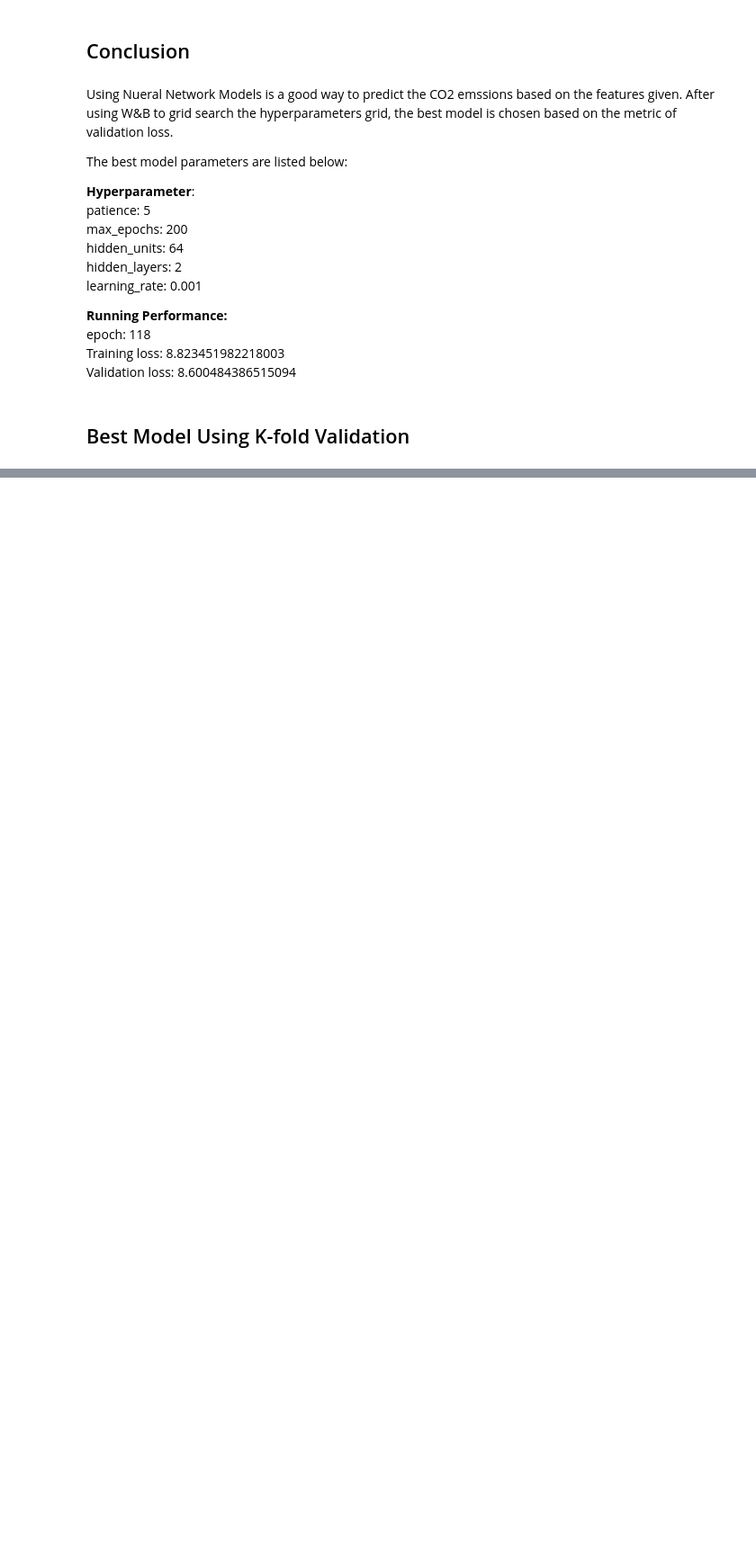
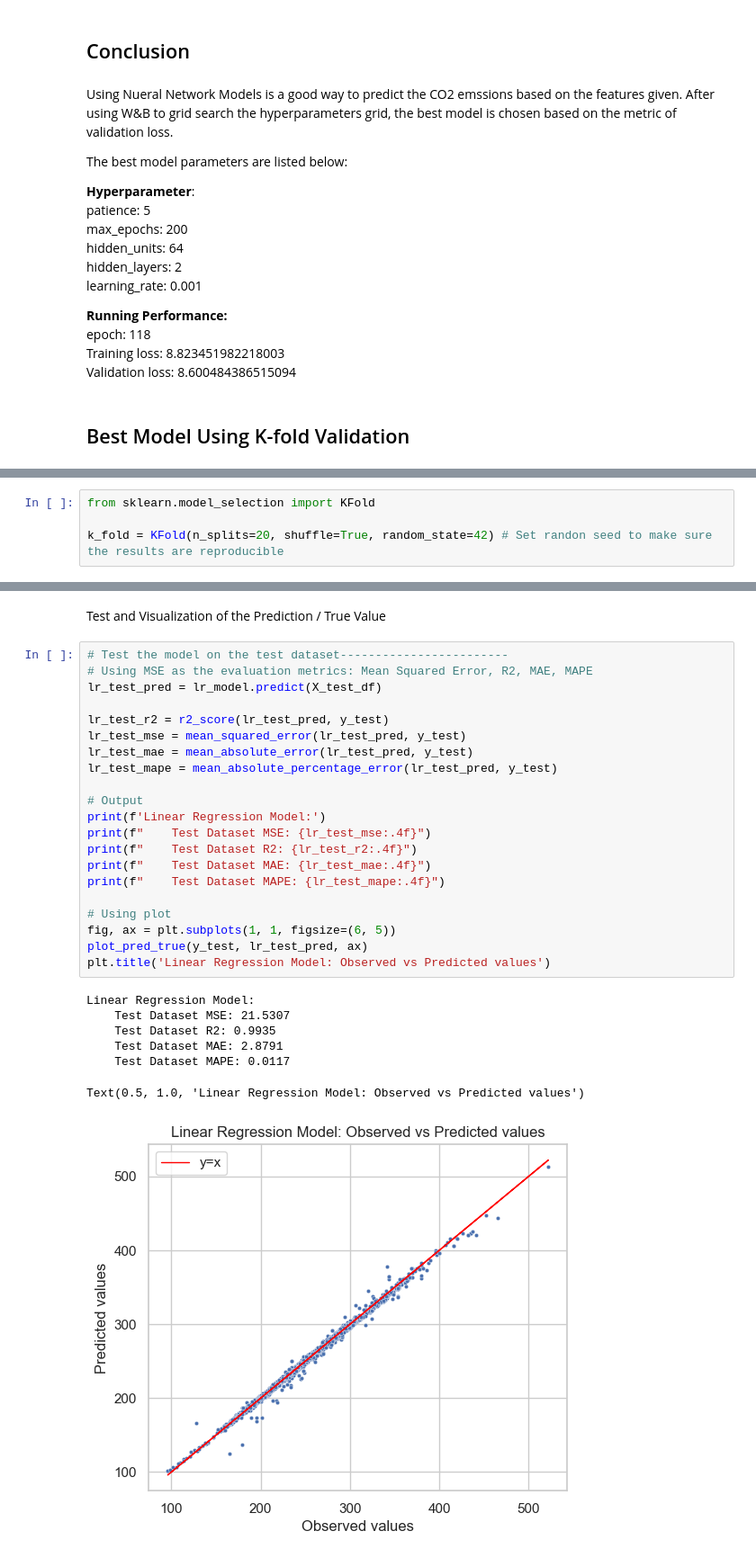
Before and after one commit to yixuan228/MSc_DE_GroupWork4, a Jupyter notebook: Scripts/Notebook3 NN for Stage 2.ipynb, the cells around one changed output, grey strips where cells are left out. Shown at 90% size. Cells and saved outputs as stored; diff of their text form; blank space fills up the shorter version.

```diff
--- a/Scripts/Notebook3 NN for Stage 2.ipynb
+++ b/Scripts/Notebook3 NN for Stage 2.ipynb
@@ -538,0 +493,4 @@ The best model parameters are listed below:
+# %%
+from sklearn.model_selection import KFold
+
+k_fold = KFold(n_splits=20, shuffle=True, random_state=42) # Set randon seed to make sure the results are reproducible
@@ -538,0 +541,31 @@ The best model parameters are listed below:
+# %% [markdown]
+Test and Visualization of the Prediction / True Value
+# %%
+# Test the model on the test dataset------------------------
+# Using MSE as the evaluation metrics: Mean Squared Error, R2, MAE, MAPE
+lr_test_pred = lr_model.predict(X_test_df)
+
+lr_test_r2 = r2_score(lr_test_pred, y_test)
+lr_test_mse = mean_squared_error(lr_test_pred, y_test)
+lr_test_mae = mean_absolute_error(lr_test_pred, y_test)
+lr_test_mape = mean_absolute_percentage_error(lr_test_pred, y_test)
+
+# Output
+print(f'Linear Regression Model:')
+print(f"    Test Dataset MSE: {lr_test_mse:.4f}")
+print(f"    Test Dataset R2: {lr_test_r2:.4f}")
+print(f"    Test Dataset MAE: {lr_test_mae:.4f}")
+print(f"    Test Dataset MAPE: {lr_test_mape:.4f}")
+
+# Using plot
+fig, ax = plt.subplots(1, 1, figsize=(6, 5))
+plot_pred_true(y_test, lr_test_pred, ax)
+plt.title('Linear Regression Model: Observed vs Predicted values')
+# %% [output]
+Linear Regression Model:
+    Test Dataset MSE: 21.5307
+    Test Dataset R2: 0.9935
+    Test Dataset MAE: 2.8791
+    Test Dataset MAPE: 0.0117
+Text(0.5, 1.0, 'Linear Regression Model: Observed vs Predicted values')
+[figure, added]
```
Also changed, not shown: parts of 29 cells of this notebook, 10 other files.
